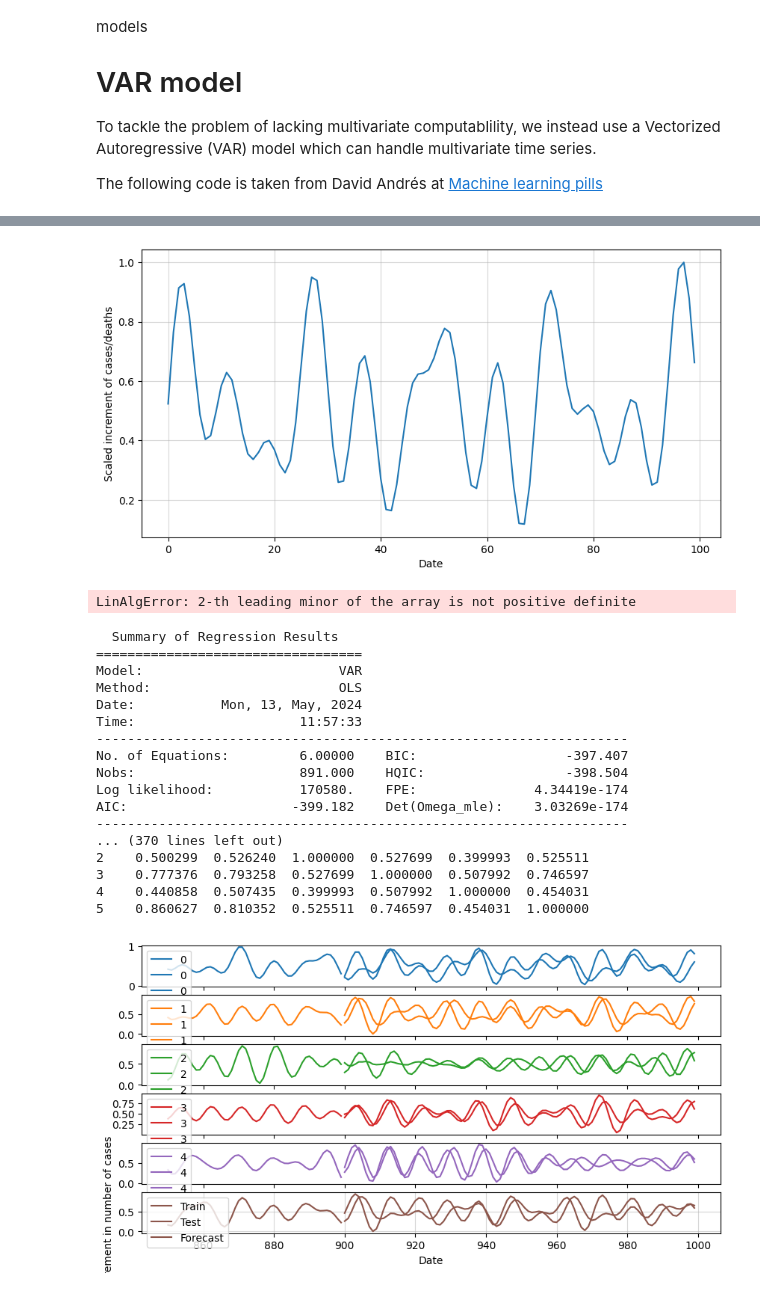
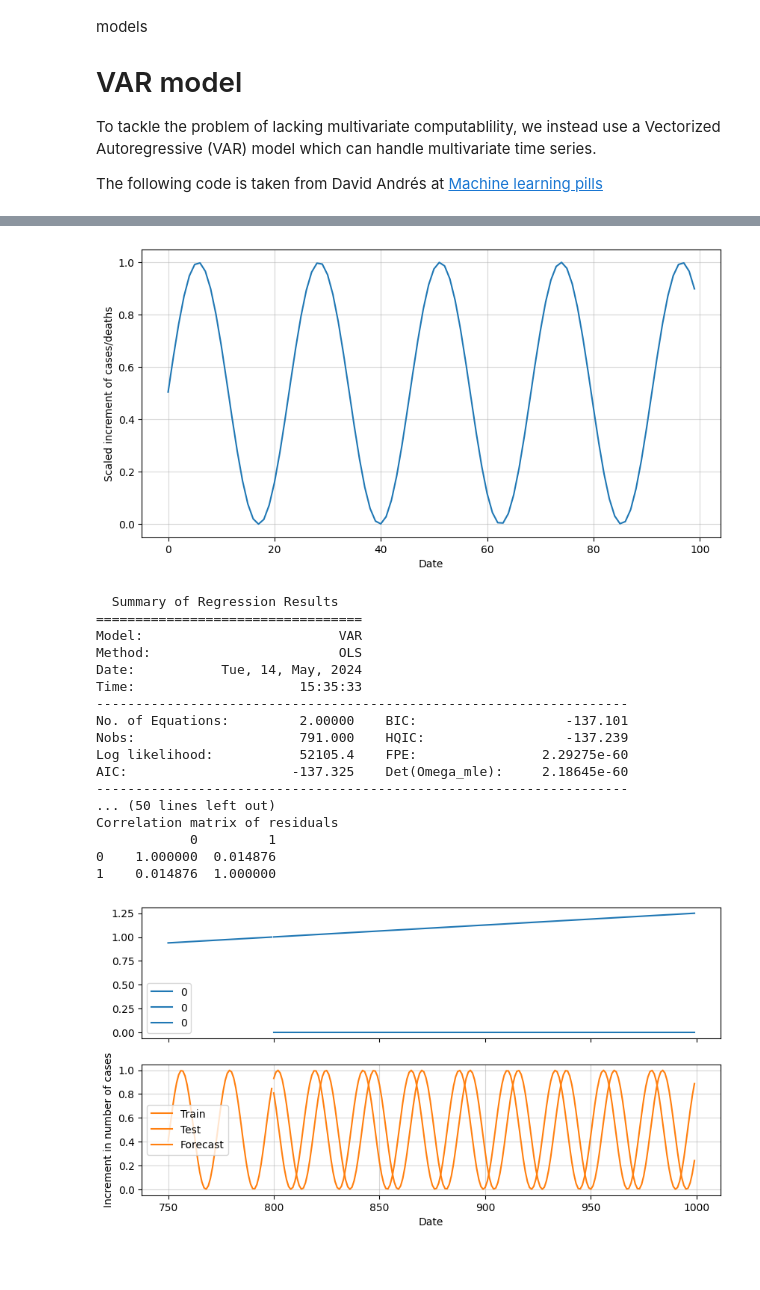
Before and after one commit to fredrikSveen/MSc_time_series_GAN, a Jupyter notebook: AR_model.ipynb, the cells around one changed output, grey strips where cells are left out. Saved outputs shown, nothing was run; the diff lists cells and outputs as text; code cells hidden in the pictures; blank space fills up the shorter version.

Commit message:
Generated var and lstm simple sine files

```diff
--- a/AR_model.ipynb
+++ b/AR_model.ipynb
@@ -115,15 +115,26 @@ To tackle the problem of lacking multivariate computablility, we instead use a V
 
 The following code is taken from David Andrés at [Machine learning pills](https://mlpills.dev/time-series/step-by-step-guide-to-multivariate-time-series-forecasting-with-var-models/)
 # %%
+# Importing required libraries
+import numpy as np
+import pandas as pd
+import matplotlib.pyplot as plt
 import statsmodels.api as sm
 
-dim = 6
-# data = np.loadtxt(f'sine_data/sine_123_1000_9.csv', delimiter = ",",skiprows = 1) #Simple sine
-data = np.loadtxt(f'complex_sine_data/extra_comp_sine_123_1000_{6}.csv', delimiter = ",",skiprows = 1) #Complex sine
+dataset = "simple_sine" #Options "simple_sine", "complex_sine"
+dim = 1
+
+if dataset == "simple_sine":
+    filename = f'sine_data/sine_123_1000_{dim}.csv'
+elif dataset == "complex_sine":
+    filename = f'complex_sine_data/extra_comp_sine_123_1000_{dim}.csv'
+else:
+    print(f'The specified dataset is not available. Please choose "simple_sine" or "complex_sine"')
+data = np.loadtxt(filename, delimiter = ",",skiprows = 1) #Complex sine
 data = pd.DataFrame(data)
 # df.head()
 # Split data into train / test sets
-split = 0.9
+split = 0.8
 split_value = int(len(data) -len(data)*split)
 train = data.iloc[:len(data)-split_value]
 test = data.iloc[len(data)-split_value:]
@@ -184,13 +183,13 @@ df_scaled = pd.DataFrame(scaled_values,
                          index=train.index)
 
 # Visualize data
-df_scaled[0].iloc[:100].plot(figsize=(10,5))
+df_scaled[1].iloc[:100].plot(figsize=(10,5))
 plt.grid(alpha=0.5, which='both')
 plt.xlabel('Date')
 plt.ylabel('Scaled increment of cases/deaths')
 plt.show()
 # %% [output]
-[figure, old version]
+[figure, new version]
 # %%
 # Do the same for the test set
 # Define function for data transformation
@@ -232,12 +231,10 @@ from statsmodels.tsa.vector_ar.var_model import VAR
 # Insantiate VAR model
 model = VAR(df_scaled)
 
-# Get optimal lag order based on the four criteria
-optimal_lags = model.select_order()
+# # Get optimal lag order based on the four criteria
+# optimal_lags = model.select_order()
 
-print(f"The optimal lag order selected: {optimal_lags.selected_orders}")
+# print(f"The optimal lag order selected: {optimal_lags.selected_orders}")
-# %% [output]
-LinAlgError: 2-th leading minor of the array is not positive definite
 # %%
 # Fit the model
 # Fit the model after selecting the lag order
@@ -252,41 +249,40 @@ results.summary()
 ==================================
 Model:                         VAR
 Method:                        OLS
-Date:           Mon, 13, May, 2024
-Time:                     11:57:33
+Date:           Tue, 14, May, 2024
+Time:                     15:35:33
 --------------------------------------------------------------------
-No. of Equations:         6.00000    BIC:                   -397.407
-Nobs:                     891.000    HQIC:                  -398.504
-Log likelihood:           170580.    FPE:               4.34419e-174
-AIC:                     -399.182    Det(Omega_mle):    3.03269e-174
+No. of Equations:         2.00000    BIC:                   -137.101
+Nobs:                     791.000    HQIC:                  -137.239
+Log likelihood:           52105.4    FPE:                2.29275e-60
+AIC:                     -137.325    Det(Omega_mle):     2.18645e-60
 --------------------------------------------------------------------
-... (370 lines left out)
-2    0.500299  0.526240  1.000000  0.527699  0.399993  0.525511
-3    0.777376  0.793258  0.527699  1.000000  0.507992  0.746597
-4    0.440858  0.507435  0.399993  0.507992  1.000000  0.454031
-5    0.860627  0.810352  0.525511  0.746597  0.454031  1.000000
+... (50 lines left out)
+Correlation matrix of residuals
+            0         1
+0    1.000000  0.014876
+1    0.014876  1.000000
 # %%
 # Forecasting
-# Forecast next two weeks
-horizon = 100
+horizon = len(test)
 forecast = results.forecast(df_scaled.values[-lag_order:], steps=horizon)
 
 # Convert to dataframe
 df_forecast = pd.DataFrame(forecast,
                            columns=df_scaled.columns,
                            index=test.iloc[:horizon].index)
 
 # Plot forecasted increment of cases
 ax = df_scaled[-50:].plot(figsize=(10,5), subplots=True)
 df_test_processed[:horizon].plot(ax=ax, subplots=True)
 df_forecast.plot(ax=ax, subplots=True)
 plt.grid(alpha=0.5, which='both')
 plt.xlabel('Date')
 plt.ylabel('Increment in number of cases')
 plt.legend(['Train', 'Test', 'Forecast'])
 plt.show()
 # %% [output]
-[figure, old version]
+[figure, new version]
 # %%
 import datetime
 import os
```
Also changed, not shown: parts of 3 cells of this notebook, 1 other file.
